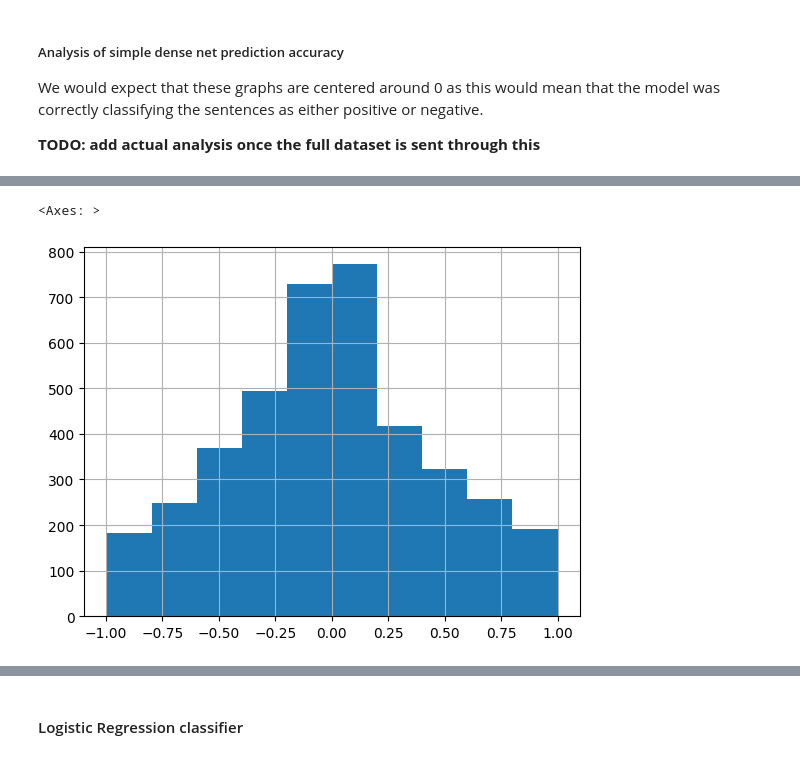
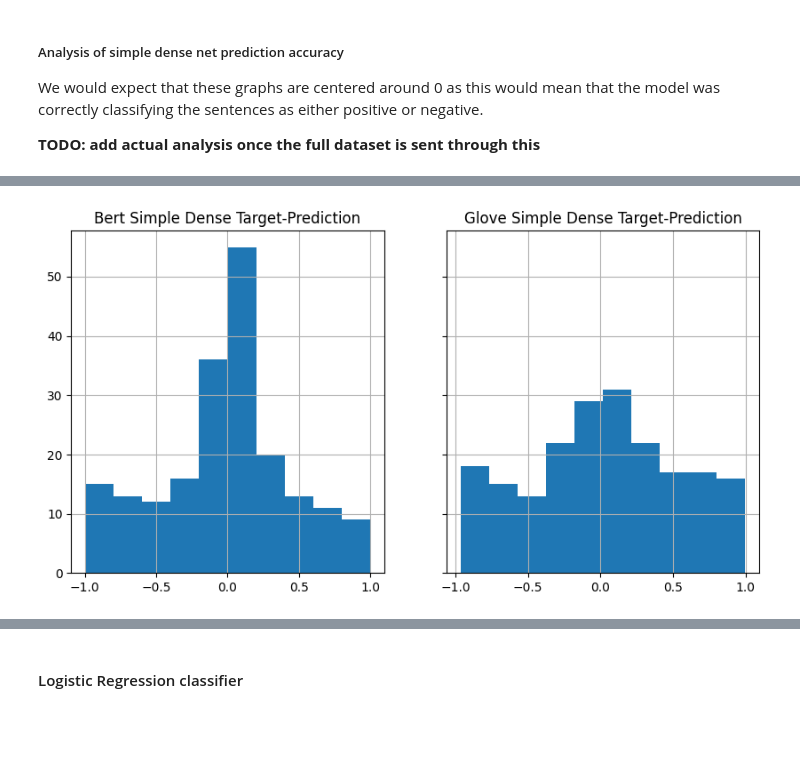
Before and after one commit to lattiric/ML_NN_Proj_01, a Jupyter notebook: final_submission.ipynb, the cells around one changed output, grey strips where cells are left out. Cells and saved outputs as stored; diff of their text form; code cells hidden in the pictures; blank space fills up the shorter version.

```diff
--- a/final_submission.ipynb
+++ b/final_submission.ipynb
@@ -160,17 +150,17 @@ Epoch 25/200
 # %%
-bert_simple_dense_df = pd.DataFrame({
+bert_test_df = pd.DataFrame({
     'target':bert_test_labels,
     'text': bert_test_text,
     'predict': bert_simple_dense.predict(bert_test_features).flatten()
 })
 
-glove_simple_dense_df = pd.DataFrame({
+glove_test_df = pd.DataFrame({
     'target':glove_test_labels,
     'text': glove_test_text,
     'predict': glove_simple_dense.predict(glove_test_features).flatten()
 })
 
-bert_simple_dense_df['diff'] = bert_simple_dense_df['target'] - bert_simple_dense_df['predict']
-glove_simple_dense_df['diff'] = glove_simple_dense_df['target'] - glove_simple_dense_df['predict']
+bert_test_df['diff'] = bert_test_df['target'] - bert_test_df['predict']
+glove_test_df['diff'] = glove_test_df['target'] - glove_test_df['predict']
 # bert_simple_dense.predict(bert_test_features)
 # %% [output]
@@ -189,8 +174,10 @@ bert_simple_dense_df['diff'].hist(bins=10)
-# %%
-glove_simple_dense_df['diff'].hist(bins=10)
-# %% [output]
-<Axes: >
-[figure, removed]
+# %%
+# bert_test_df['diff'].hist(bins=10,title='Bert Simple Dense Target-Prediction',xlabel='Target-Prediction')
+
+
+helpers.plot_test_hists(bert_test_df['diff'],glove_test_df['diff'],name_1='Bert Simple Dense Target-Prediction',name_2='Glove Simple Dense Target-Prediction')
+# %% [output]
+[figure, added]
 # %%
 NAMES_BY_ETHNICITY = {
     # The first two lists are from the Caliskan et al. appendix describing the
```
Also changed, not shown: parts of 41 cells of this notebook, 2 other files.
